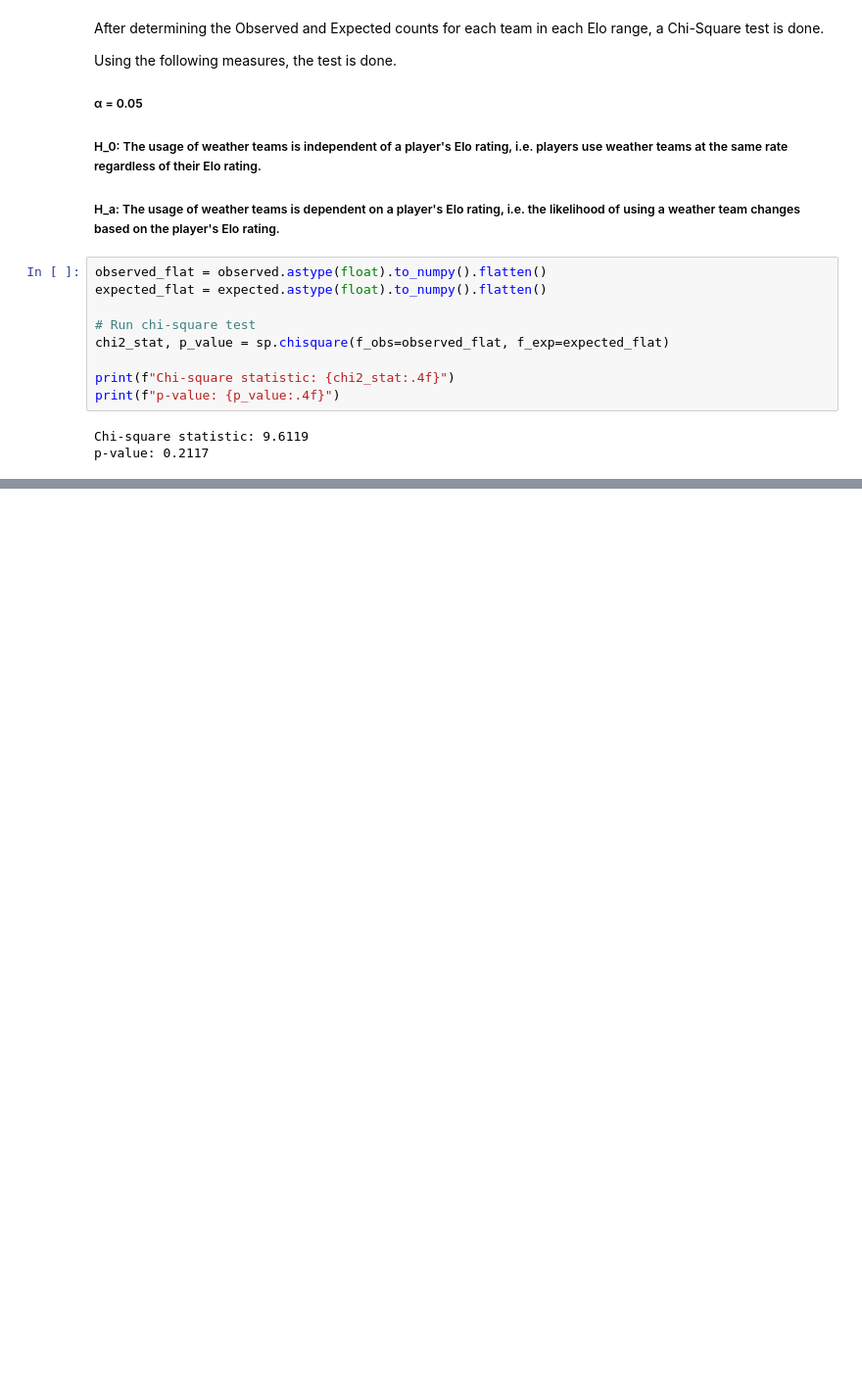
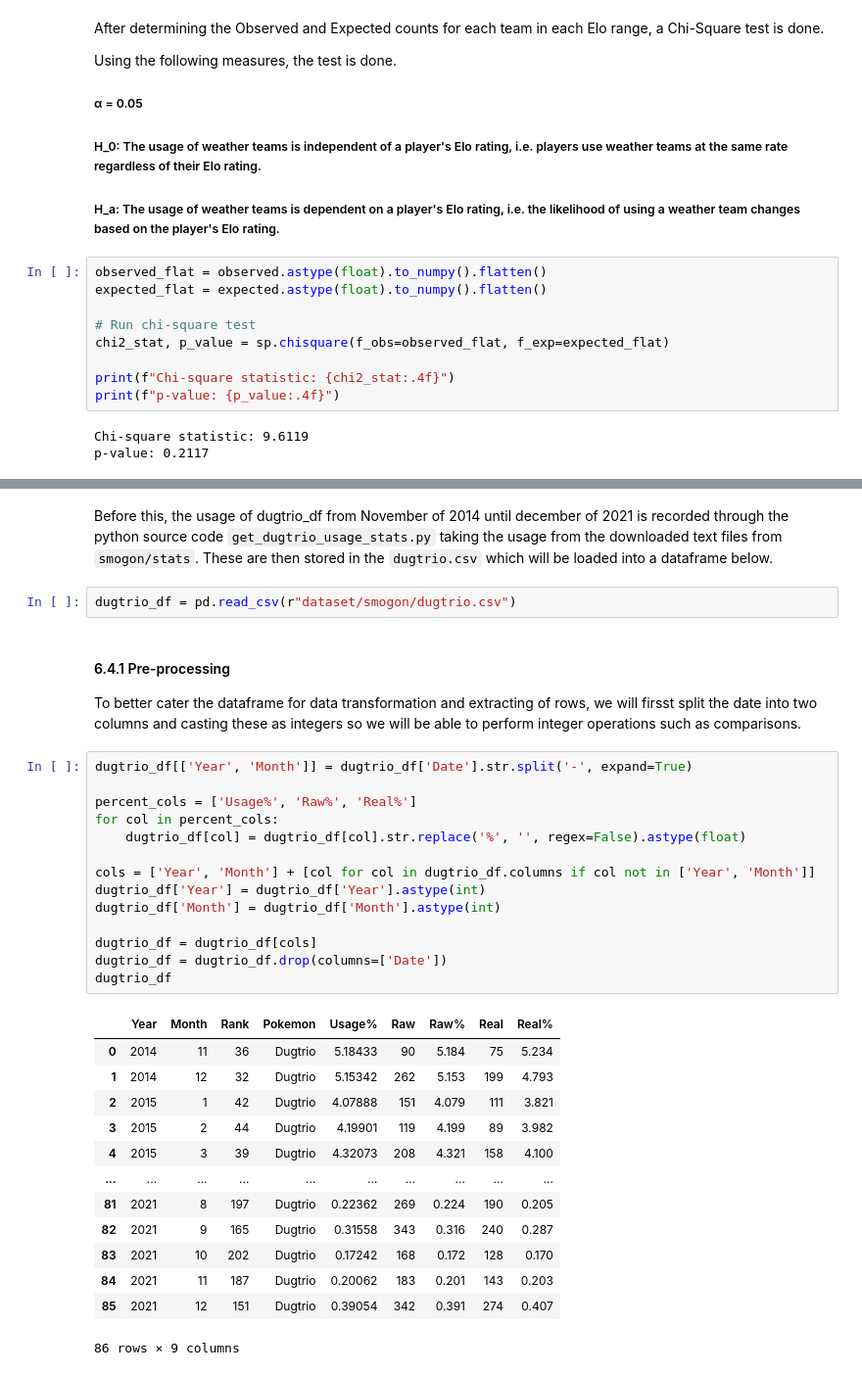
Before and after one commit to jrgo7/csmodel-mco, a Jupyter notebook: phase-2.ipynb, the cells around one changed output, grey strips where cells are left out. Shown at 98% size. Cells and saved outputs as stored; diff of their text form; blank space fills up the shorter version.

```diff
--- a/phase-2.ipynb
+++ b/phase-2.ipynb
@@ -1496,0 +1952,36 @@ Since the p-value gotten after the Chi-Square test is greater than α, we fail t
+# %% [markdown]
+Before this, the usage of dugtrio_df from November of 2014 until december of 2021 is recorded through the python source code `get_dugtrio_usage_stats.py` taking the usage from the downloaded text files from `smogon/stats`. These are then stored in the `dugtrio.csv` which will be loaded into a dataframe below.
+# %%
+dugtrio_df = pd.read_csv(r"dataset/smogon/dugtrio.csv")
+# %% [markdown]
+#### 6.4.1 Pre-processing
+
+To better cater the dataframe for data transformation and extracting of rows, we will firsst split the date into two columns and casting these as integers so we will be able to perform integer operations such as comparisons.
+# %%
+dugtrio_df[['Year', 'Month']] = dugtrio_df['Date'].str.split('-', expand=True)
+
+percent_cols = ['Usage%', 'Raw%', 'Real%']
+for col in percent_cols:
+    dugtrio_df[col] = dugtrio_df[col].str.replace('%', '', regex=False).astype(float)
+
+cols = ['Year', 'Month'] + [col for col in dugtrio_df.columns if col not in ['Year', 'Month']]
+dugtrio_df['Year'] = dugtrio_df['Year'].astype(int)
+dugtrio_df['Month'] = dugtrio_df['Month'].astype(int)
+
+dugtrio_df = dugtrio_df[cols]
+dugtrio_df = dugtrio_df.drop(columns=['Date'])
+dugtrio_df
+# %% [output]
+|  | Year | Month | Rank | Pokemon | Usage% | Raw | Raw% | Real | Real% |
+| 0 | 2014 | 11 | 36 | Dugtrio | 5.18433 | 90 | 5.184 | 75 | 5.234 |
+| 1 | 2014 | 12 | 32 | Dugtrio | 5.15342 | 262 | 5.153 | 199 | 4.793 |
+| 2 | 2015 | 1 | 42 | Dugtrio | 4.07888 | 151 | 4.079 | 111 | 3.821 |
+| 3 | 2015 | 2 | 44 | Dugtrio | 4.19901 | 119 | 4.199 | 89 | 3.982 |
+| 4 | 2015 | 3 | 39 | Dugtrio | 4.32073 | 208 | 4.321 | 158 | 4.100 |
+| ... | ... | ... | ... | ... | ... | ... | ... | ... | ... |
+| 81 | 2021 | 8 | 197 | Dugtrio | 0.22362 | 269 | 0.224 | 190 | 0.205 |
+| 82 | 2021 | 9 | 165 | Dugtrio | 0.31558 | 343 | 0.316 | 240 | 0.287 |
+| 83 | 2021 | 10 | 202 | Dugtrio | 0.17242 | 168 | 0.172 | 128 | 0.170 |
+| 84 | 2021 | 11 | 187 | Dugtrio | 0.20062 | 183 | 0.201 | 143 | 0.203 |
+| 85 | 2021 | 12 | 151 | Dugtrio | 0.39054 | 342 | 0.391 | 274 | 0.407 |
+86 rows × 9 columns
```
Also changed, not shown: parts of 64 cells of this notebook.
